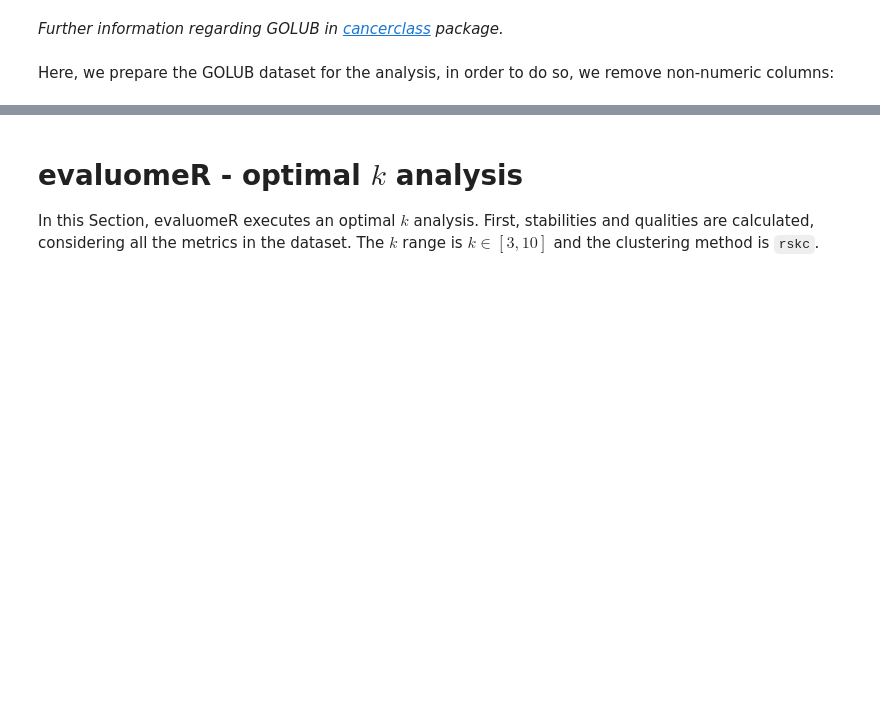
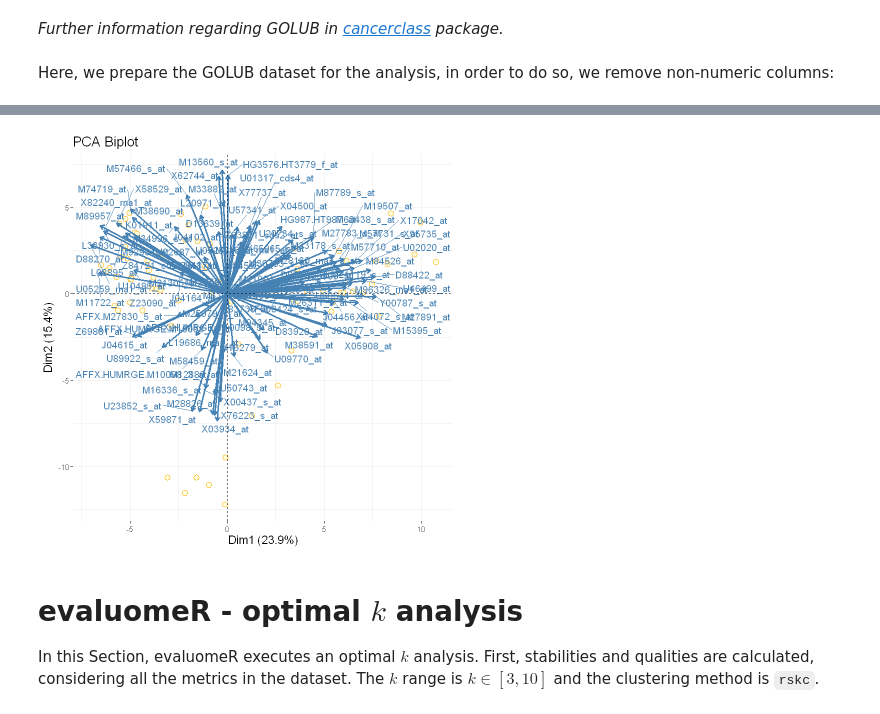
Before and after one commit to neobernad/evaluomeR, a Jupyter notebook: notebooks/use_cases/golub-rskc.ipynb, the cells around one changed output, grey strips where cells are left out. Cells and saved outputs as stored; diff of their text form; code cells hidden in the pictures; blank space fills up the shorter version.

```diff
--- a/notebooks/use_cases/golub-rskc.ipynb
+++ b/notebooks/use_cases/golub-rskc.ipynb
@@ -165,3 +158,7 @@ A data.frame: 6 × 101
+# %%
+evaluomeR::plotPCA_fviz_biplot(r_pca$pca)
+# %% [output]
+[figure, added]
 # %% [markdown]
 # evaluomeR - optimal $k$ analysis <a class="anchor" id="evaluomeR"></a>
 
```
Also changed, not shown: parts of 34 cells of this notebook, 10 other files.
